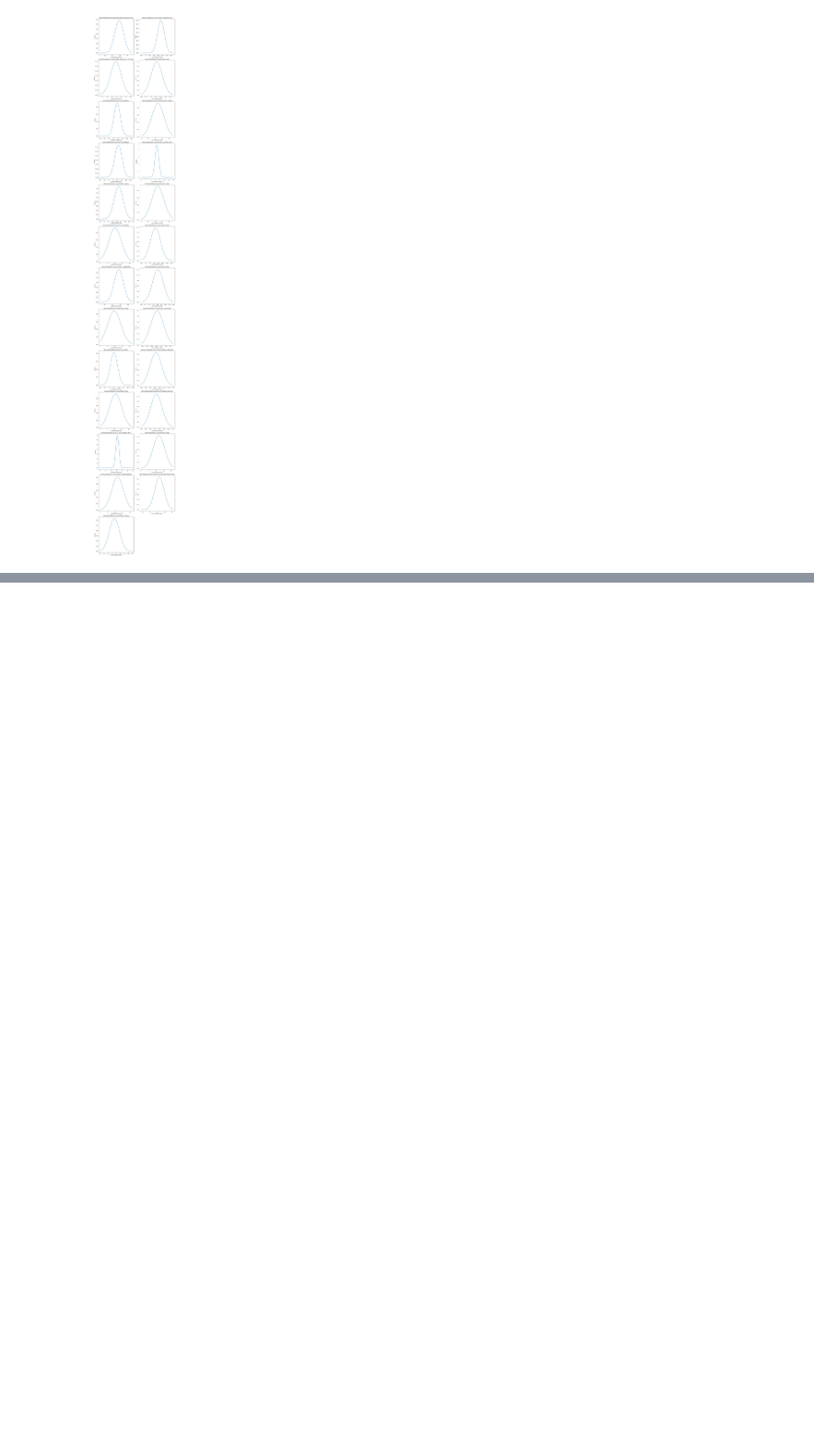
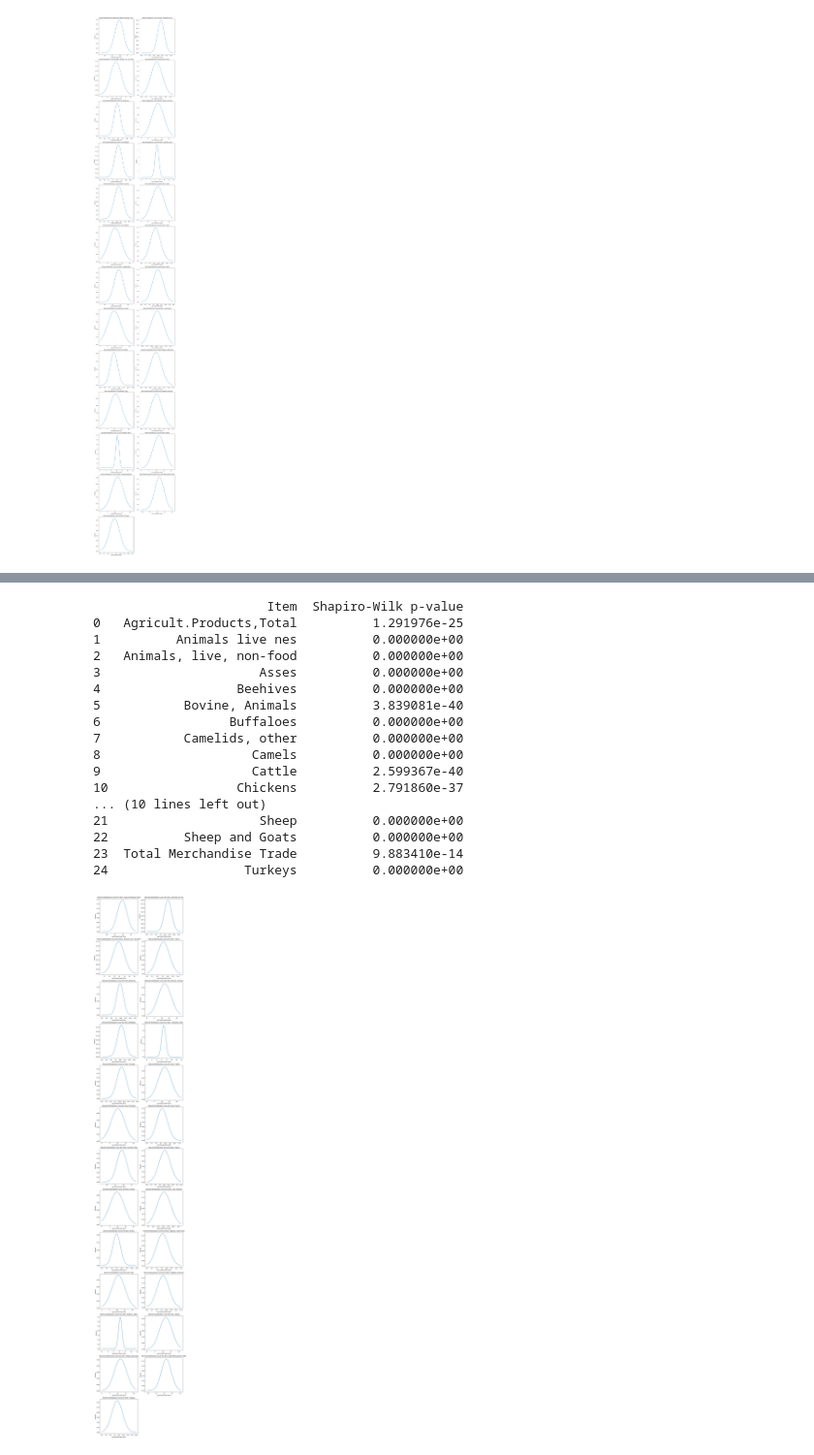
Before and after one commit to ZemelakGoraga/food-and-agri, a Jupyter notebook: avian_livestock_fishery.ipynb, the cells around one changed output, grey strips where cells are left out. Shown at 97% size. Drawn from its saved outputs; the diff is of its cells as text; code cells hidden in the pictures; blank space fills up the shorter version.

```diff
--- a/avian_livestock_fishery.ipynb
+++ b/avian_livestock_fishery.ipynb
@@ -879,0 +939,80 @@ from scipy.stats import norm
+# %%
+# Test significance of normal distribution
+import numpy as np
+import pandas as pd
+import matplotlib.pyplot as plt
+from scipy.stats import norm, shapiro
+import warnings
+warnings.filterwarnings('ignore')
+
+# Load your dataset (replace 'your_dataset.csv' with your actual data file)
+#df2 = pd.read_csv('your_dataset.csv')
+
+# Sort the DataFrame by 'Item' and 'Value'
+sorted_df2 = df2.sort_values(by=['Item', 'Value'])
+
+# Get the unique values in the 'Item' column and sort them
+unique_items = sorted(sorted_df2['Item'].unique())
+
+# Create an empty DataFrame to store the Shapiro-Wilk test results
+shapiro_results = pd.DataFrame(columns=['Item', 'Shapiro-Wilk p-value'])
+
+# Create a figure and axes for the normal distribution curves
+num_plots = len(unique_items)
+num_cols = 2  # You can adjust the number of columns as needed
+num_rows = -(-num_plots // num_cols)  # Ceiling division
+fig, axes = plt.subplots(num_rows, num_cols, figsize=(12, 6 * num_rows))
+
+# Flatten the axes array if needed
+axes = axes.flatten()
+
+# Iterate through unique elements, log transform, and create normal distribution curves
+for index, item in enumerate(unique_items):
+    subset = sorted_df2[sorted_df2['Item'] == item]
+
+    # Log transform the 'Value' column
+    log_transformed_values = np.log(subset['Value'])
+
+    mean_value = log_transformed_values.mean()
+    std_dev_value = log_transformed_values.std()
+
+    x = np.linspace(log_transformed_values.min(), log_transformed_values.max(), 1000)
+    y = norm.pdf(x, mean_value, std_dev_value)
+
+    ax = axes[index]
+    ax.plot(x, y)
+    ax.set_title(f'Normal Distribution Curve for Item: {item}')
+    ax.set_xlabel('Log-Transformed Value')
+    ax.set_ylabel('Density')
+
+    # Perform Shapiro-Wilk test
+    _, p_value = shapiro(log_transformed_values)
+
+    # Store the results in the DataFrame
+    shapiro_results = shapiro_results.append({'Item': item, 'Shapiro-Wilk p-value': p_value}, ignore_index=True)
+
+# Hide any unused subplots
+for index in range(len(unique_items), num_rows * num_cols):
+    axes[index].axis('off')
+
+# Print the Shapiro-Wilk test results in table form
+print(shapiro_results)
+# %% [output]
+                       Item  Shapiro-Wilk p-value
+0   Agricult.Products,Total          1.291976e-25
+1          Animals live nes          0.000000e+00
+2   Animals, live, non-food          0.000000e+00
+3                     Asses          0.000000e+00
+4                  Beehives          0.000000e+00
+5           Bovine, Animals          3.839081e-40
+6                 Buffaloes          0.000000e+00
+7           Camelids, other          0.000000e+00
+8                    Camels          0.000000e+00
+9                    Cattle          2.599367e-40
+10                 Chickens          2.791860e-37
+... (10 lines left out)
+21                    Sheep          0.000000e+00
+22          Sheep and Goats          0.000000e+00
+23  Total Merchandise Trade          9.883410e-14
+24                  Turkeys          0.000000e+00
+[figure, added]
```
Also changed, not shown: parts of 4 cells of this notebook.
